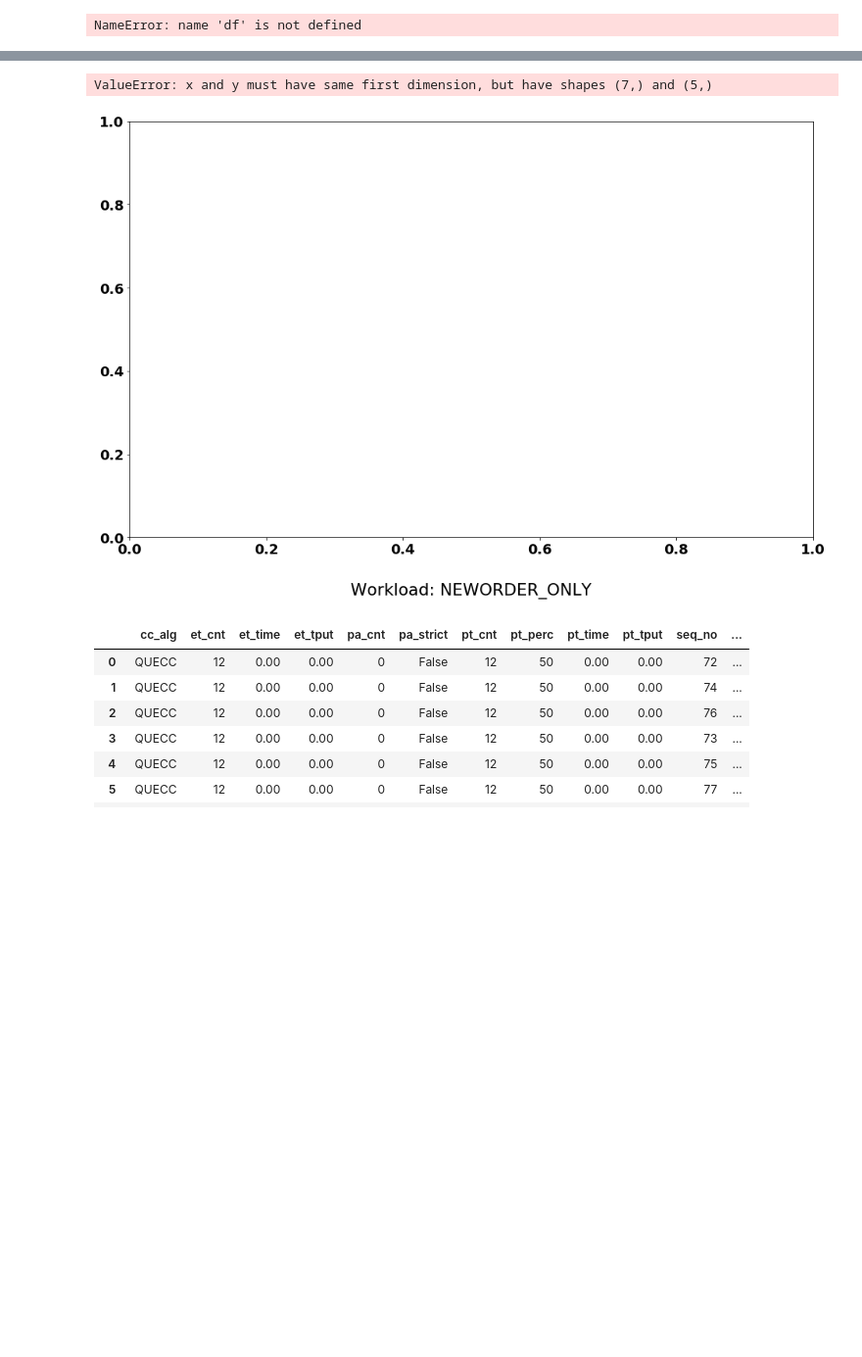
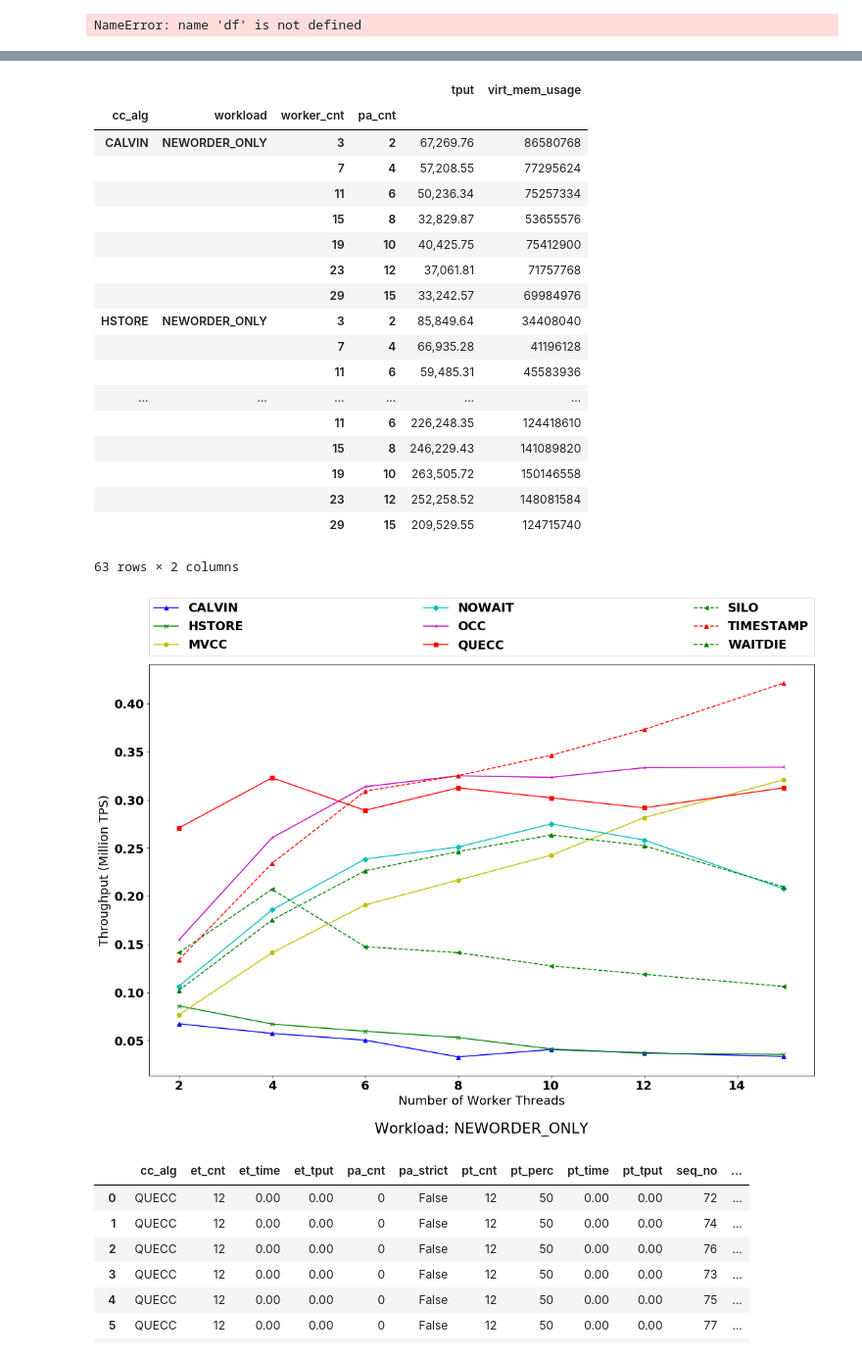
Before and after one commit to qadahtm/deneva, a Jupyter notebook: pynb/QueCC.ipynb, the cells around one changed output, grey strips where cells are left out. Shown at 98% size. Drawn from its saved outputs; the diff is of its cells as text; code cells hidden in the pictures; blank space fills up the shorter version.

Commit message:
localizing RIDs within WH partitions; started work on analyzing memory usage; started implementation of EQ switching

```diff
--- a/pynb/QueCC.ipynb
+++ b/pynb/QueCC.ipynb
@@ -603,7 +603,7 @@ df
 # %% [output]
 NameError: name 'df' is not defined
 # %%
-tpcc_neworder_only = "/Users/qadahtm/Dev/halstead/deneva_project/deneva/exp_results/all_neworder_tpcc_mpt"
+tpcc_neworder_only = "/Users/qadahtm/Dev/halstead/deneva_project/deneva/exp_results/all_neworder_tpcc_mpt_o3"
 df_tpcc_neworder_only = pd.DataFrame(parse_directory(tpcc_neworder_only))
 
 tpcc_neworder_only_quecc = "/Users/qadahtm/Dev/halstead/deneva_project/deneva/exp_results/all_neworder_tpcc_mpt_quecc"
@@ -614,15 +614,13 @@ del df_tpcc_neworder_only_quecc['commit_strategy']
 df_tpcc_neworder_only['workload'] = "NEWORDER_ONLY"
 df_tpcc_neworder_only_quecc['workload'] = "NEWORDER_ONLY"
 
-df_tpcc_neworder_only = df_tpcc_neworder_only[df_tpcc_neworder_only.cc_alg != 'QUECC']
+# df_tpcc_neworder_only = df_tpcc_neworder_only[df_tpcc_neworder_only.cc_alg != 'QUECC']
 
-grouped_tpcc_neworder_only_2 = df_tpcc_neworder_only.groupby(['cc_alg','workload','worker_cnt','pa_cnt']).agg(agg_req)
+grouped_tpcc_neworder_only = df_tpcc_neworder_only.groupby(['cc_alg','workload','worker_cnt','pa_cnt']).agg(agg_req)
 grouped_tpcc_neworder_only_quecc = df_tpcc_neworder_only_quecc.groupby(['cc_alg','workload','worker_cnt','pa_cnt']).agg(agg_req)
 
-grouped_tpcc_neworder_only = pd.concat([grouped_tpcc_neworder_only_2, grouped_tpcc_neworder_only_quecc])
-# grouped_tpcc_neworder_only = grouped_tpcc_neworder_only_quecc
-
-
+# grouped_tpcc_neworder_only = pd.concat([grouped_tpcc_neworder_only_2, grouped_tpcc_neworder_only_quecc])
+# grouped_tpcc_neworder_only = grouped_tpcc_neworder_only
 
 
 # tpcc_payment_only = "/Users/qadahtm/Dev/halstead/deneva_project/deneva/exp_results/all_payment_tpcc_spt"
@@ -671,7 +669,7 @@ for t in ztheta:
         line_labels.append(ll)
         yvals = list(grouped_f.loc[a,t]['tput'])
         yvals_s = list( map(lambda x : x/us, yvals))
-        xvals = list(grouped_f.loc[a,t].index.levels[0])
+        xvals = list(grouped_f.loc[a,t].index.levels[1])
         print(yvals)
         print(xvals)
         line_yvals.append(yvals_s)
@@ -760,6 +758,24 @@ NEWORDER_ONLY
 111
+|  |  |  |  | tput | virt_mem_usage |
+| cc_alg | workload | worker_cnt | pa_cnt |  |  |
+| CALVIN | NEWORDER_ONLY | 3 | 2 | 67,269.76 | 86580768 |
+|  |  | 7 | 4 | 57,208.55 | 77295624 |
+|  |  | 11 | 6 | 50,236.34 | 75257334 |
+|  |  | 15 | 8 | 32,829.87 | 53655576 |
+|  |  | 19 | 10 | 40,425.75 | 75412900 |
+|  |  | 23 | 12 | 37,061.81 | 71757768 |
+|  |  | 29 | 15 | 33,242.57 | 69984976 |
+| HSTORE | NEWORDER_ONLY | 3 | 2 | 85,849.64 | 34408040 |
+|  |  | 7 | 4 | 66,935.28 | 41196128 |
+|  |  | 11 | 6 | 59,485.31 | 45583936 |
+| ... | ... | ... | ... | ... | ... |
+|  |  | 11 | 6 | 226,248.35 | 124418610 |
+|  |  | 15 | 8 | 246,229.43 | 141089820 |
+|  |  | 19 | 10 | 263,505.72 | 150146558 |
+|  |  | 23 | 12 | 252,258.52 | 148081584 |
+|  |  | 29 | 15 | 209,529.55 | 124715740 |
-ValueError: x and y must have same first dimension, but have shapes (7,) and (5,)
+63 rows × 2 columns
-[figure, old version]
+[figure, new version]
 # %%
 ### d1 = "/Users/qadahtm/Dev/halstead/deneva_project/deneva/exp_results/normal_mode_withdb_simple_eagersplit_zt0_zt6_zt9_tdg_commit"
 d2 = "/Users/qadahtm/Dev/halstead/deneva_project/deneva/exp_results/normal_mode_withdb_simple_eagersplit_zt95_zt99_tdg_commit"
```
Also changed, not shown: parts of 6 cells of this notebook, 6 other files.
